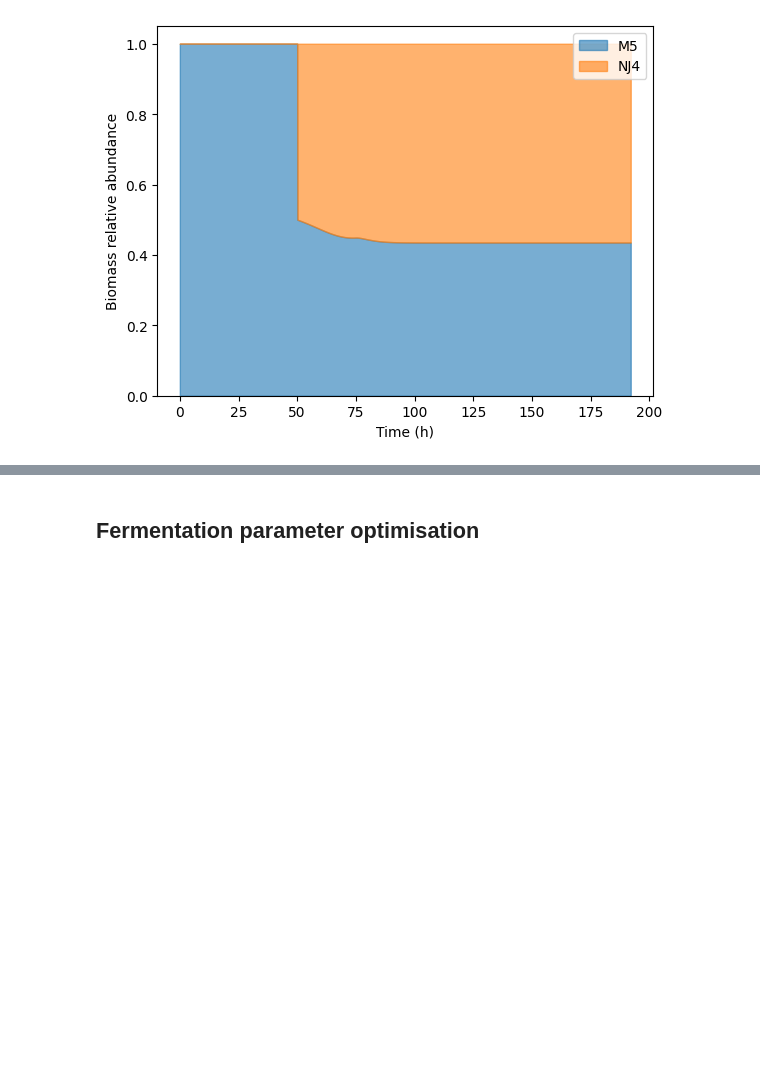
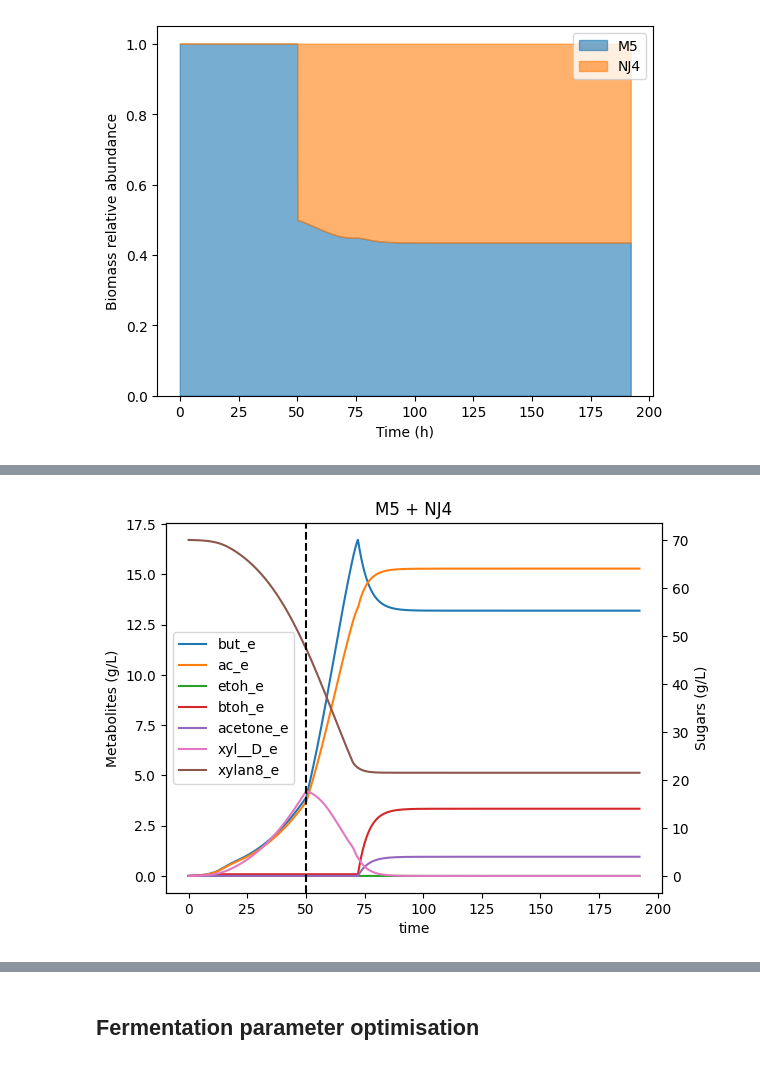
Before and after one commit to andreastallvik/BIOTBT3900, a Jupyter notebook: community_modelling/CBP_butanol/community_sim.ipynb, the cells around one changed output, grey strips where cells are left out. Saved outputs shown, nothing was run; the diff lists cells and outputs as text; code cells hidden in the pictures; blank space fills up the shorter version.

Commit message:
updated constraints + three-stage sim

```diff
--- a/community_modelling/CBP_butanol/community_sim.ipynb
+++ b/community_modelling/CBP_butanol/community_sim.ipynb
@@ -538,0 +547,18 @@ cf.plot_relative_abundance(total_biomass=bm)
+# %%
+# M5
+
+uptake_KO = ["XYLANabc", "XYLabc", "XYLtex"]
+
+for rx in uptake_KO:
+    m5.reactions.get_by_id(rx).bounds = (0, 0)
+
+# restrict rate of xylose uptake
+m5.reactions.XYLt2.bounds = (0, 0.6)
+
+# restrict uptake of butanol
+m5.reactions.BTOHt.bounds = (-1000, 0)
+
+from utils.flux_coupling import add_ratio_constraint_cobra
+
+# flux coupling constraint forcing but/ac production to exp. values
+add_ratio_constraint_cobra(m5, "BUTt" , "ACtr",  0.71, r_num_reverse=False, r_den_reverse=False)
@@ -538,0 +664,16 @@ cf.plot_relative_abundance(total_biomass=bm)
+# %%
+from utils.kinetic_params import KINETIC_PARAMS
+
+KINETIC_PARAMS["M5"]["km"]["EX_xylan8_e"] = 0.8
+KINETIC_PARAMS["M5"]["km"]["EX_xyl__D_e"] = 10
+# KINETIC_PARAMS["M5"]["vmax"]["EX_xylan8_e"] = 6
+
+#KINETIC_PARAMS["NJ4"]["km"]["EX_xyl__D_e"] = 0.25
+#KINETIC_PARAMS["NJ4"]["vmax"]["EX_xyl__D_e"] = 6
+
+INOC_TIME = 50
+# %%
+from utils import comets_functions as cf
+
+first_sim, second_sim, third_sim = cf.sequential_with_switch(m5=m5, nj4_acido=nj4_acido, nj4_solvento=nj4_solvento, init_medium=added_metabilotes,
+                                                  kinetic_params=KINETIC_PARAMS, inoc_time=INOC_TIME)
@@ -538,0 +698,12 @@ cf.plot_relative_abundance(total_biomass=bm)
+# %%
+bm, met, fluxes = cf.collapse_three_sim(first_sim, second_sim, third_sim)
+# %%
+metabolites = ["but_e",  "ac_e", "etoh_e", "btoh_e", "acetone_e", "xyl__D_e", "xylan8_e"]
+
+cf.plot_metabolites(metabolites_time_series=met, metabolites=metabolites, inoc_time=INOC_TIME)
+
+import matplotlib.pyplot as plt
+plt.title("M5 + NJ4")
+plt.savefig("figures/community.svg", format="svg")
+# %% [output]
+[figure, added]
```
Also changed, not shown: parts of 8 cells of this notebook, 3 other files.
